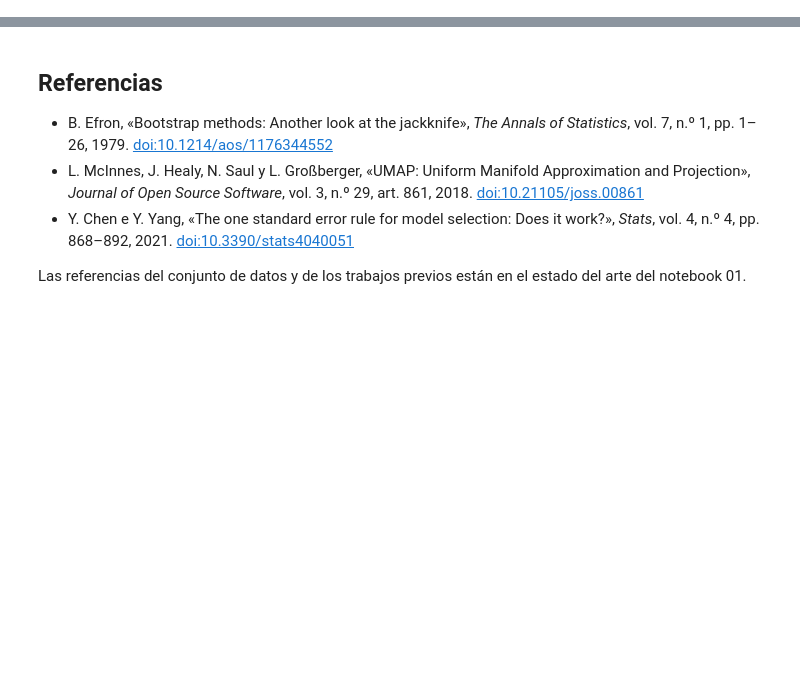
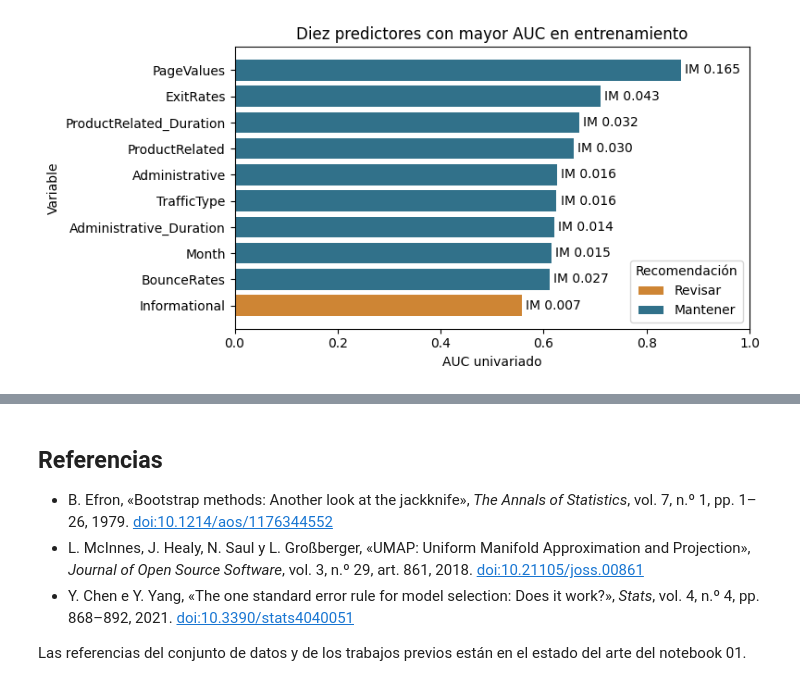
Before and after one commit to upeguiborja/shopytics, a Jupyter notebook: notebooks/03_evaluacion_sensibilidad_y_reduccion.ipynb, the cells around one changed output, grey strips where cells are left out. Drawn from its saved outputs; the diff is of its cells as text; code cells hidden in the pictures; blank space fills up the shorter version.

```diff
--- a/notebooks/03_evaluacion_sensibilidad_y_reduccion.ipynb
+++ b/notebooks/03_evaluacion_sensibilidad_y_reduccion.ipynb
@@ -597,0 +156,41 @@ display(diferencias.set_index(["modelo", "metodo", "metrica"])[
+# %%
+variables = pd.read_json(resultados / "variables" / "analisis_variables.json")
+
+principales = (
+  variables.nlargest(10, "auc_univariado")
+    .sort_values("auc_univariado")
+    .reset_index(drop=True)
+)
+
+colores = {"mantener": "#31718a", "revisar": "#ce8534", "eliminar o combinar": "#a5a5a5"}
+
+fig, ax = plt.subplots(figsize=(8, 4))
+
+for recomendacion, grupo in principales.groupby("recomendacion", sort=False):
+  barras = ax.barh(
+    grupo.index,
+    grupo.auc_univariado,
+    color=colores[recomendacion],
+    label=recomendacion.capitalize()
+    )
+
+  ax.bar_label(
+    barras,
+    labels=[f"IM {im:.3f}" for im in grupo.informacion_mutua],
+    padding=3
+  )
+
+ax.set(
+  yticks=principales.index,
+  yticklabels=principales.variable,
+  xlim=(0, 1),
+  xlabel="AUC univariado",
+  ylabel="Variable",
+  title="Diez predictores con mayor AUC en entrenamiento"
+)
+
+ax.legend(title="Recomendación", loc="lower right")
+plt.tight_layout()
+plt.show()
+# %% [output]
+[figure, added]
```
Also changed, not shown: parts of 56 cells of this notebook.
